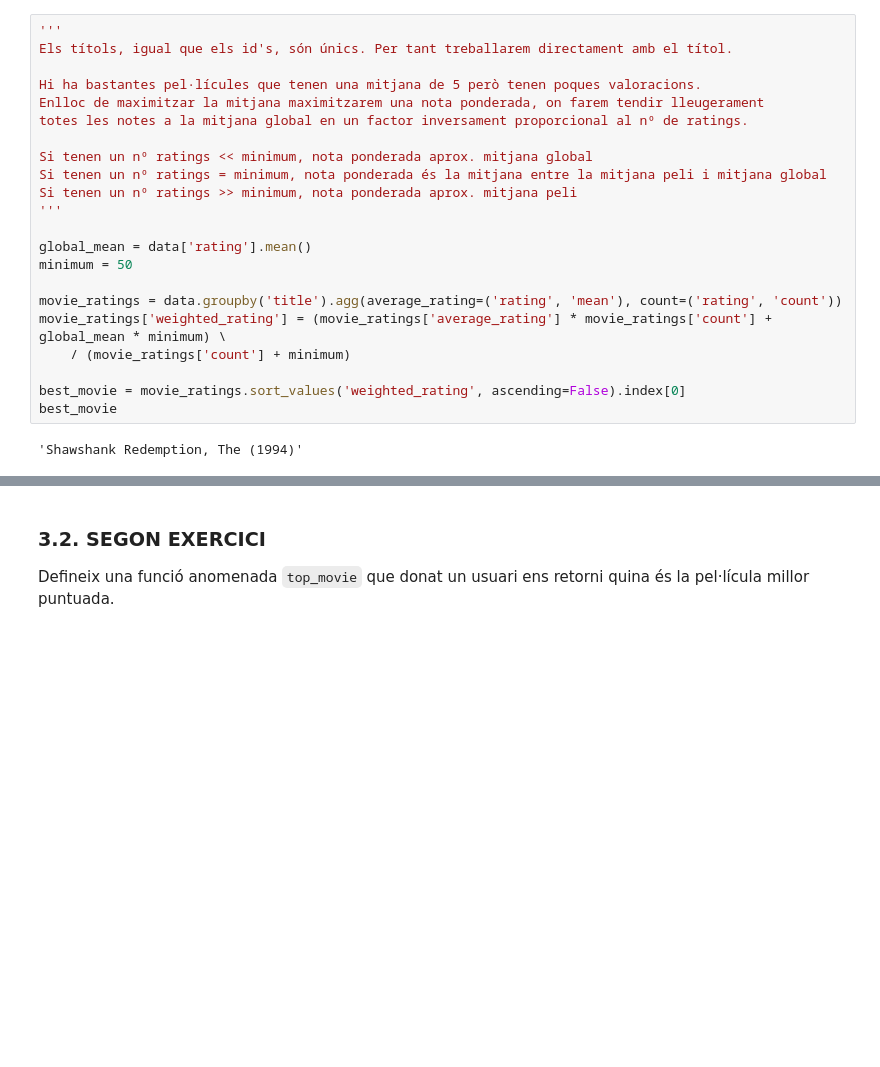
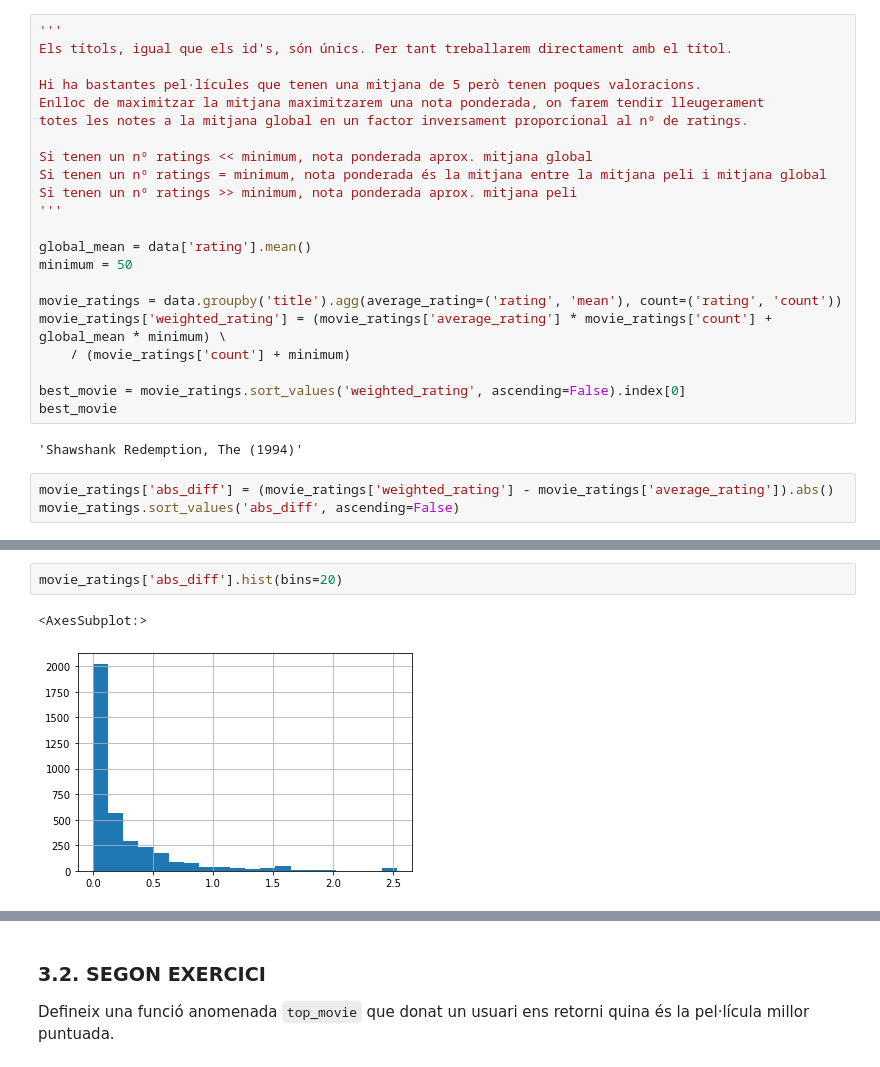
Before and after one commit to mates-info/tnui, a Jupyter notebook: p2/assigment_code.ipynb, the cells around one changed output, grey strips where cells are left out. Saved outputs shown, nothing was run; the diff lists cells and outputs as text; blank space fills up the shorter version.

```diff
--- a/p2/assigment_code.ipynb
+++ b/p2/assigment_code.ipynb
@@ -533,3 +534,6 @@ best_movie = movie_ratings.sort_values('weighted_rating', ascending=False).index
 best_movie
 # %% [output]
 'Shawshank Redemption, The (1994)'
+# %%
+movie_ratings['abs_diff'] = (movie_ratings['weighted_rating'] - movie_ratings['average_rating']).abs()
+movie_ratings.sort_values('abs_diff', ascending=False)
@@ -535,0 +555,5 @@ best_movie
+# %%
+movie_ratings['abs_diff'].hist(bins=20)
+# %% [output]
+<AxesSubplot:>
+[figure, added]
```
Also changed, not shown: parts of 35 cells of this notebook.
